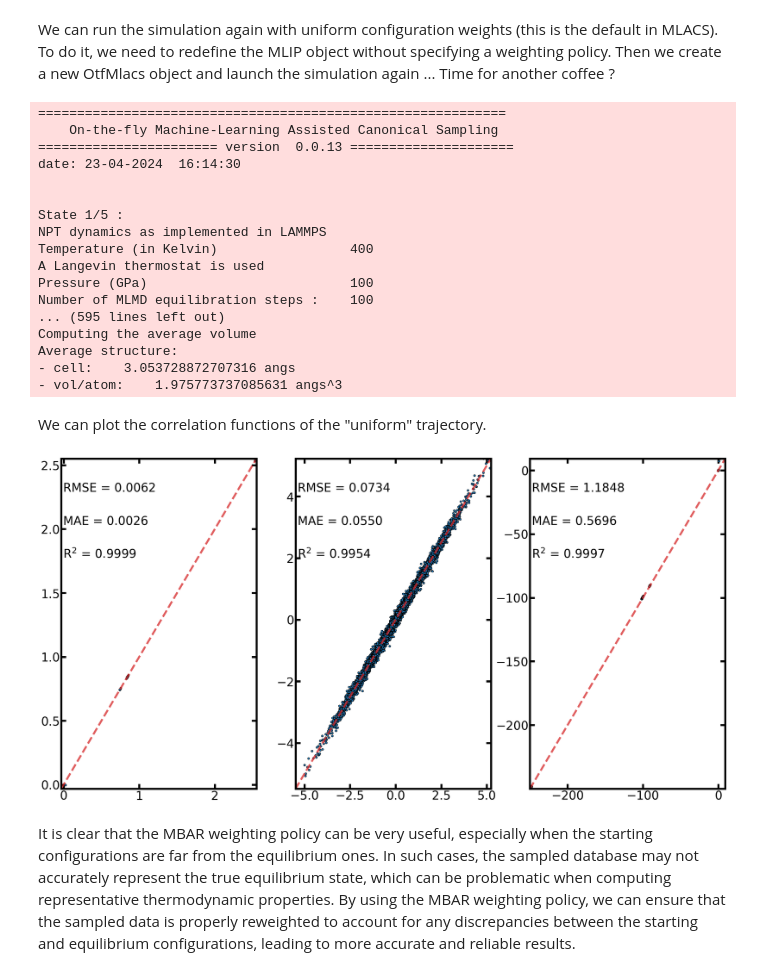
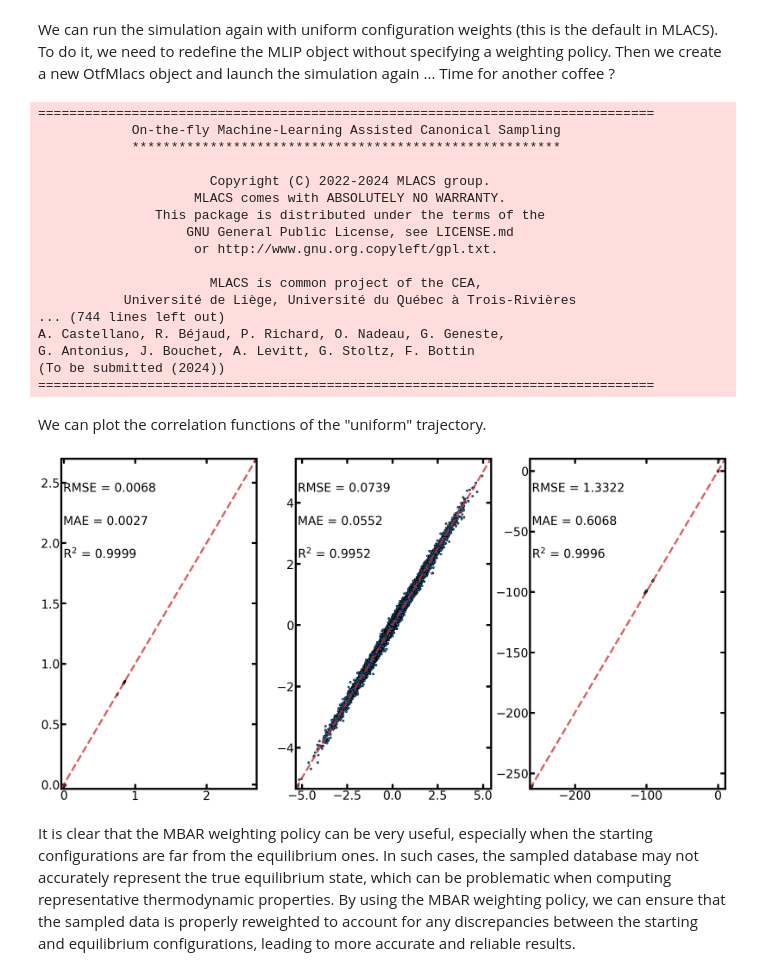
Before and after one commit to mlacs-developers/mlacs, a Jupyter notebook: tutorials/Mlacs/2_multistate_mbar/OtfMlacs_tuto2.ipynb, the cells around one changed output. Saved outputs shown, nothing was run; the diff lists cells and outputs as text; code cells hidden in the pictures.

```diff
--- a/tutorials/Mlacs/2_multistate_mbar/OtfMlacs_tuto2.ipynb
+++ b/tutorials/Mlacs/2_multistate_mbar/OtfMlacs_tuto2.ipynb
@@ -167,50 +167,51 @@ error1 = mlip_mbar.fit_res
 We can run the simulation again with uniform configuration weights (this is the default in MLACS). To do it, we need to redefine the MLIP object without specifying a weighting policy. Then we create a new OtfMlacs object and launch the simulation again ... Time for another coffee ?
 # %%
 mlip_uni = LinearPotential(descriptor)
+states = list(LammpsState(temperature, pressure, nsteps=nsteps) for i in range(5))
 dyn = OtfMlacs(at,
                states,
                calc,
                mlip_uni,
-               prefix_output='Uniform_Trajectory',
+               workdir='Uniform_Trajectory',
                neq=0)
 dyn.run(10)
 # %% [output]
-============================================================
-    On-the-fly Machine-Learning Assisted Canonical Sampling
-======================= version  0.0.13 =====================
-date: 23-04-2024  16:14:30
+===============================================================================
+            On-the-fly Machine-Learning Assisted Canonical Sampling
+            *******************************************************
 
+                      Copyright (C) 2022-2024 MLACS group.
+                    MLACS comes with ABSOLUTELY NO WARRANTY.
+               This package is distributed under the terms of the
+                   GNU General Public License, see LICENSE.md
+                    or http://www.gnu.org.copyleft/gpl.txt.
 
-State 1/5 :
-NPT dynamics as implemented in LAMMPS
-Temperature (in Kelvin)                 400
-A Langevin thermostat is used
-Pressure (GPa)                          100
-Number of MLMD equilibration steps :    100
-... (595 lines left out)
-Computing the average volume
-Average structure:
-- cell:    3.053728872707316 angs
-- vol/atom:    1.975773737085631 angs^3
+                      MLACS is common project of the CEA,
+           Université de Liège, Université du Québec à Trois-Rivières
+... (744 lines left out)
+A. Castellano, R. Béjaud, P. Richard, O. Nadeau, G. Geneste,
+G. Antonius, J. Bouchet, A. Levitt, G. Stoltz, F. Bottin
+(To be submitted (2024))
+===============================================================================
 # %% [markdown]
 We can plot the correlation functions of the "uniform" trajectory.
 # %%
 from mlacs.utilities.plots import plot_correlation
 
-e_data = np.loadtxt('MLIP-Energy_comparison.dat')
-f_data = np.loadtxt('MLIP-Forces_comparison.dat')
-s_data = np.loadtxt('MLIP-Stress_comparison.dat')
+e_data = np.loadtxt('Uniform_Trajectory/MLIP-Energy_comparison.dat')
+f_data = np.loadtxt('Uniform_Trajectory/MLIP-Forces_comparison.dat')
+s_data = np.loadtxt('Uniform_Trajectory/MLIP-Stress_comparison.dat')
 
 plt.rcParams.update({'figure.figsize': (30,15)})
 fig, (ax0, ax1, ax2) = plt.subplots(1,3)
 ax0 = plot_correlation(ax0, e_data)
 ax1 = plot_correlation(ax1, f_data)
 ax2 = plot_correlation(ax2, s_data)
 plt.show()
 
 error2 = mlip_uni.fit_res
 # %% [output]
-[figure, old version]
+[figure, new version]
 # %% [markdown]
 It is clear that the MBAR weighting policy can be very useful, especially when the starting configurations are far from the equilibrium ones. In such cases, the sampled database may not accurately represent the true equilibrium state, which can be problematic when computing representative thermodynamic properties. By using the MBAR weighting policy, we can ensure that the sampled data is properly reweighted to account for any discrepancies between the starting and equilibrium configurations, leading to more accurate and reliable results.
 # %% [markdown]
```
Also changed, not shown: parts of 10 cells of this notebook.
